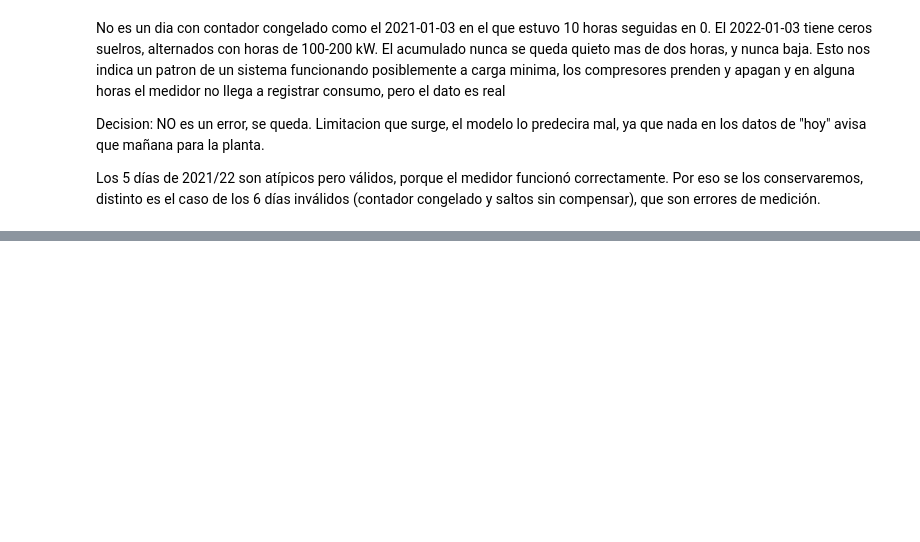
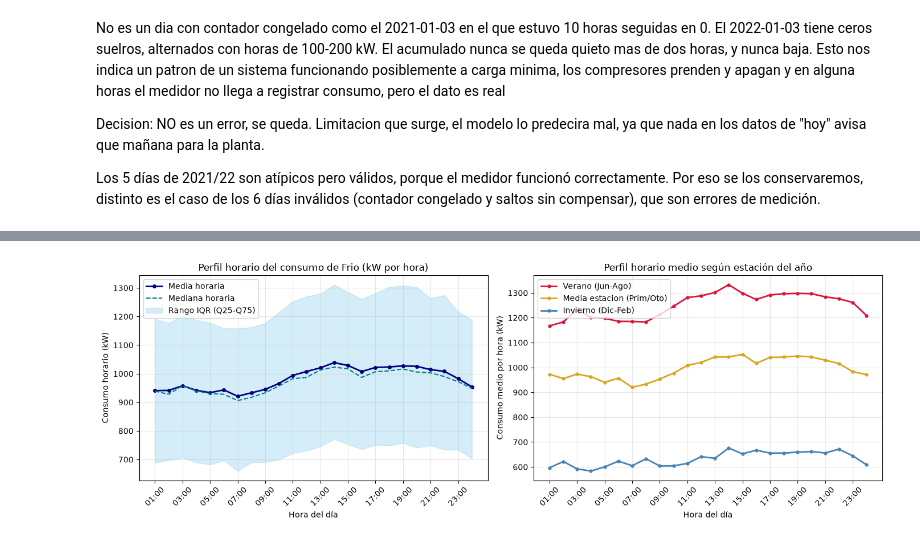
Before and after one commit to s4nt1lu1/tp-final-datos-ii, a Jupyter notebook: notebooks/eda.ipynb, the cells around one changed output, grey strips where cells are left out. Cells and saved outputs as stored; diff of their text form; code cells hidden in the pictures; blank space fills up the shorter version.

```diff
--- a/notebooks/eda.ipynb
+++ b/notebooks/eda.ipynb
@@ -977,0 +1202,86 @@ Los 5 días de 2021/22 son atípicos pero válidos, porque el medidor funcionó
+# %%
+# Calculamos los incrementos horarios sobre los 1173 dias validos
+if "df_horario" not in globals():
+    df_horario = df_ee_unificado.sort_values(["DIA", "HORA"]).copy()
+    df_horario["incremento_frio"] = df_horario.groupby("DIA")["Frio (Kw)"].diff()
+
+df_h_limpio = df_horario[df_horario["DIA"].isin(df_diario_limpio["DIA"])].copy()
+df_h_limpio["hora_corta"] = df_h_limpio["HORA"].astype(str).str[:5]
+
+# Tomamos las 24 lecturas de consumo (01:00 a 23:59, ya que 00:00 es el reinicio en 0)
+# y filtramos saltos intermedios aislados de error de medidor (> 5153 o < 0) para no distorsionar el perfil
+horas_validas = [f"{h:02d}:00" for h in range(1, 24)] + ["23:59"]
+df_h_perfil = df_h_limpio[
+    df_h_limpio["hora_corta"].isin(horas_validas)
+    & df_h_limpio["incremento_frio"].between(0, 5153)
+].copy()
+
+# Clasificamos la estacion para comparar como cambia la curva horaria en Verano vs Invierno
+mes_h = df_h_perfil["DIA"].dt.month
+df_h_perfil["estacion"] = np.select(
+    [mes_h.isin([6, 7, 8]), mes_h.isin([12, 1, 2])],
+    ["Verano (Jun-Ago)", "Invierno (Dic-Feb)"],
+    default="Media estacion (Prim/Oto)",
+)
+
+# Tabla resumen por hora del dia
+perfil_horario = (
+    df_h_perfil.groupby("hora_corta")["incremento_frio"]
+    .agg(
+        media="mean",
+        mediana="median",
+        desvio="std",
+        q25=lambda s: s.quantile(0.25),
+        q75=lambda s: s.quantile(0.75),
+    )
+    .reindex(horas_validas)
+    .round(1)
+)
+
+print("PERFIL HORARIO DEL CONSUMO DE 'Frio (Kw)' (CONSUMO EN kW POR HORA):")
+print(perfil_horario.to_string())
+
+hora_pico = perfil_horario["media"].idxmax()
+hora_valle = perfil_horario["media"].idxmin()
+print(f"\n- Hora de mayor consumo promedio: {hora_pico} ({perfil_horario.loc[hora_pico, 'media']:.1f} kW/h)")
+print(f"- Hora de menor consumo promedio: {hora_valle} ({perfil_horario.loc[hora_valle, 'media']:.1f} kW/h)")
+
+# Grafico del perfil horario general y por estacion del año
+fig, axes = plt.subplots(1, 2, figsize=(14, 4.8))
+
+x_idx = np.arange(len(horas_validas))
+axes[0].plot(x_idx, perfil_horario["media"], color="navy", marker="o", markersize=4, linewidth=2, label="Media horaria")
+axes[0].plot(x_idx, perfil_horario["mediana"], color="teal", linestyle="--", linewidth=1.5, label="Mediana horaria")
+axes[0].fill_between(x_idx, perfil_horario["q25"], perfil_horario["q75"], color="skyblue", alpha=0.35, label="Rango IQR (Q25-Q75)")
+axes[0].set_xticks(x_idx[::2])
+axes[0].set_xticklabels(horas_validas[::2], rotation=45)
+axes[0].set_title("Perfil horario del consumo de Frio (kW por hora)")
+axes[0].set_xlabel("Hora del día")
+axes[0].set_ylabel("Consumo horario (kW)")
+axes[0].legend()
+axes[0].grid(alpha=0.3)
+
+for est, color in [
+    ("Verano (Jun-Ago)", "crimson"),
+    ("Media estacion (Prim/Oto)", "goldenrod"),
+    ("Invierno (Dic-Feb)", "steelblue"),
+]:
+    serie_est = (
+        df_h_perfil[df_h_perfil["estacion"] == est]
+        .groupby("hora_corta")["incremento_frio"]
+        .mean()
+        .reindex(horas_validas)
+    )
+    axes[1].plot(x_idx, serie_est.values, marker="o", markersize=3.5, linewidth=2, color=color, label=est)
+
+axes[1].set_xticks(x_idx[::2])
+axes[1].set_xticklabels(horas_validas[::2], rotation=45)
+axes[1].set_title("Perfil horario medio según estación del año")
+axes[1].set_xlabel("Hora del día")
+axes[1].set_ylabel("Consumo medio por hora (kW)")
+axes[1].legend()
+axes[1].grid(alpha=0.3)
+
+plt.tight_layout()
+plt.show()
+# %% [output]
@@ -977,0 +1305 @@ Los 5 días de 2021/22 son atípicos pero válidos, porque el medidor funcionó
+[figure, added]
```
Also changed, not shown: parts of 20 cells of this notebook, 1 other file.
